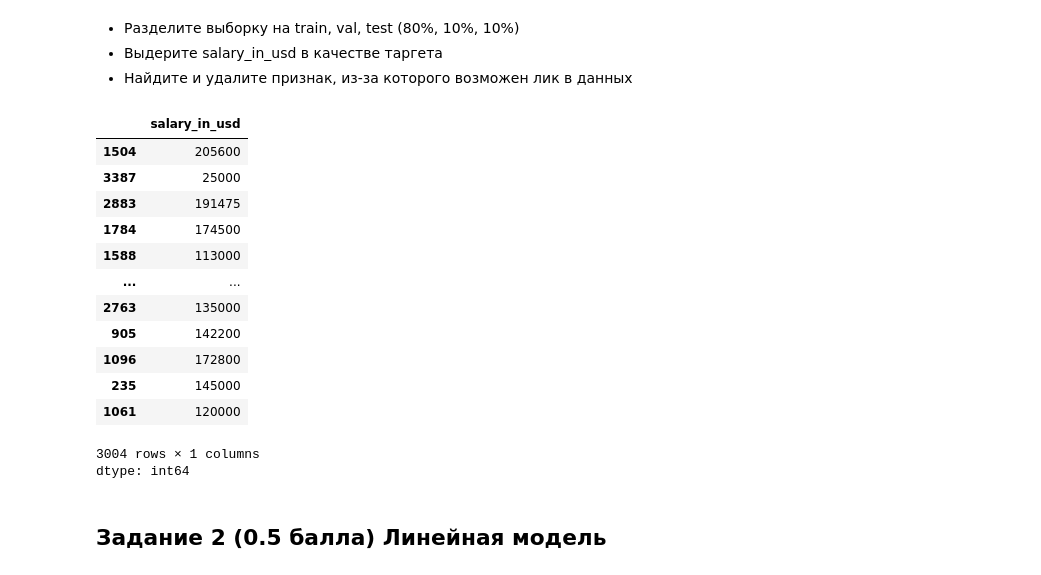
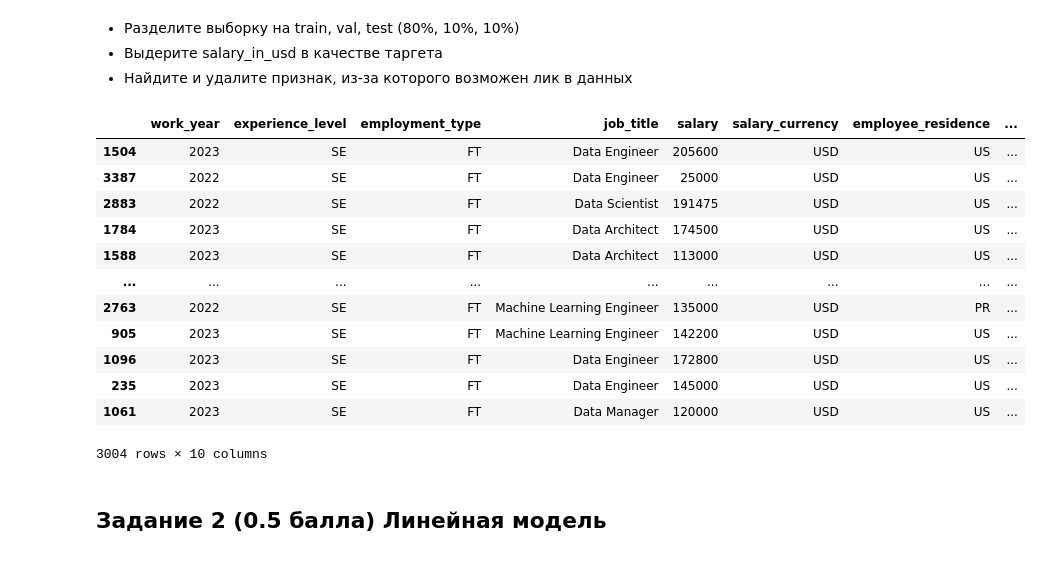
Before and after one commit to stass9966/programming-technologies, a Jupyter notebook: 2025/homeworks/hw08_boosting_clustering/hw08_boosting_clustering.ipynb, the cells around one changed output. Cells and saved outputs as stored; diff of their text form; code cells hidden in the pictures.

```diff
--- a/2025/homeworks/hw08_boosting_clustering/hw08_boosting_clustering.ipynb
+++ b/2025/homeworks/hw08_boosting_clustering/hw08_boosting_clustering.ipynb
@@ -48,6 +48,22 @@ df.head()
 *   Разделите выборку на train, val, test (80%, 10%, 10%)
 *   Выдерите salary_in_usd в качестве таргета
 *   Найдите и удалите признак, из-за которого возможен лик в данных
+# %%
+X_train
+# %% [output]
+|  | work_year | experience_level | employment_type | job_title | salary | salary_currency | employee_residence | ... |
+| 1504 | 2023 | SE | FT | Data Engineer | 205600 | USD | US | ... |
+| 3387 | 2022 | SE | FT | Data Engineer | 25000 | USD | US | ... |
+| 2883 | 2022 | SE | FT | Data Scientist | 191475 | USD | US | ... |
+| 1784 | 2023 | SE | FT | Data Architect | 174500 | USD | US | ... |
+| 1588 | 2023 | SE | FT | Data Architect | 113000 | USD | US | ... |
+| ... | ... | ... | ... | ... | ... | ... | ... | ... |
+| 2763 | 2022 | SE | FT | Machine Learning Engineer | 135000 | USD | PR | ... |
+| 905 | 2023 | SE | FT | Machine Learning Engineer | 142200 | USD | US | ... |
+| 1096 | 2023 | SE | FT | Data Engineer | 172800 | USD | US | ... |
+| 235 | 2023 | SE | FT | Data Engineer | 145000 | USD | US | ... |
+| 1061 | 2023 | SE | FT | Data Manager | 120000 | USD | US | ... |
+3004 rows × 10 columns
 # %%
 from sklearn.model_selection import train_test_split
 train, temp = train_test_split(df, test_size=0.2, random_state=1)
@@ -62,28 +78,13 @@ y_val = val['salary_in_usd']
 X_test = test.drop('salary_in_usd', axis=1)
 y_test = test['salary_in_usd']
 
-X_train = X_train.drop('salary')
-X_val = X_val.drop('salary')
-X_test = X_test.drop('salary')
+X_train = X_train.drop('salary', axis=1)
+X_val = X_val.drop('salary', axis=1)
+X_test = X_test.drop('salary', axis=1)
 #надо удалить признак salary, так как мы пытаемся предсказать то же самое. То есть наш таргет находится еще и в признаках.
 #В таких ситуациях и может образоваться лик в данных
 
 # -- YOUR CODE HERE --
-# %% [output]
-|  | salary_in_usd |
-| 1504 | 205600 |
-| 3387 | 25000 |
-| 2883 | 191475 |
-| 1784 | 174500 |
-| 1588 | 113000 |
-| ... | ... |
-| 2763 | 135000 |
-| 905 | 142200 |
-| 1096 | 172800 |
-| 235 | 145000 |
-| 1061 | 120000 |
-3004 rows × 1 columns
-dtype: int64
 # %% [markdown]
 ## Задание 2 (0.5 балла) Линейная модель
 # %% [markdown]
```
Also changed, not shown: parts of 5 cells of this notebook.
